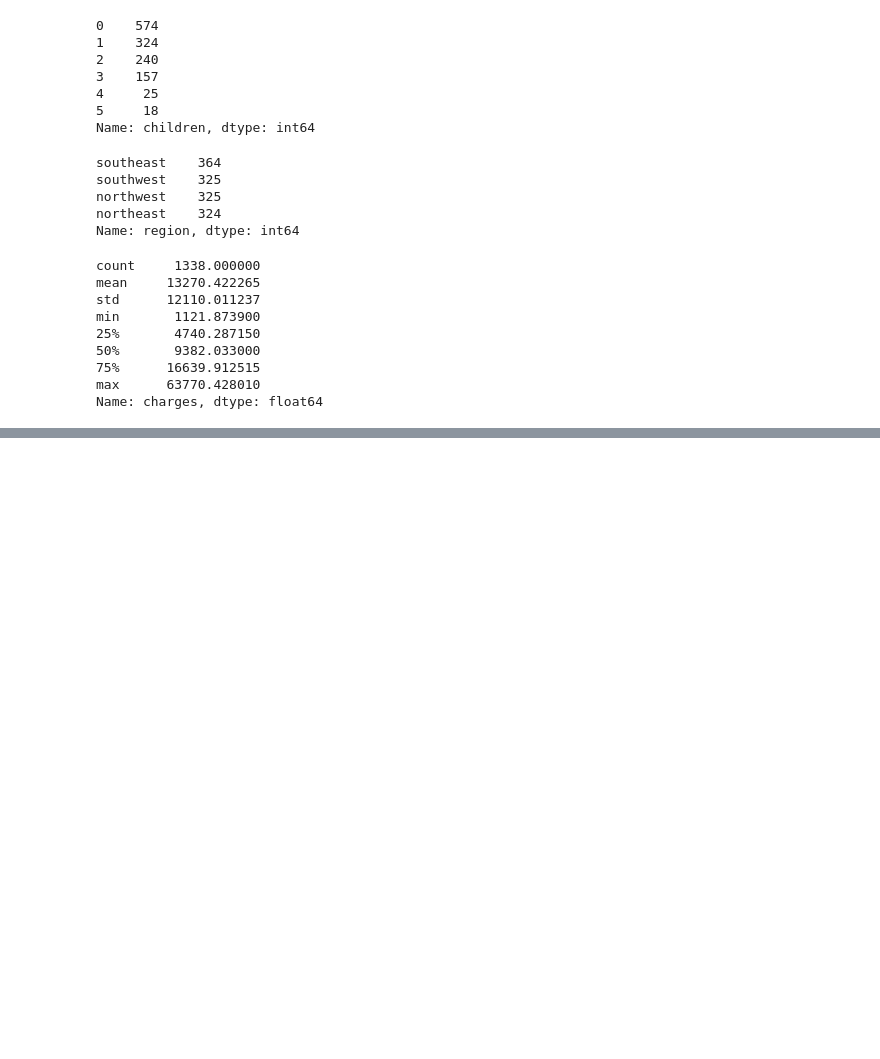
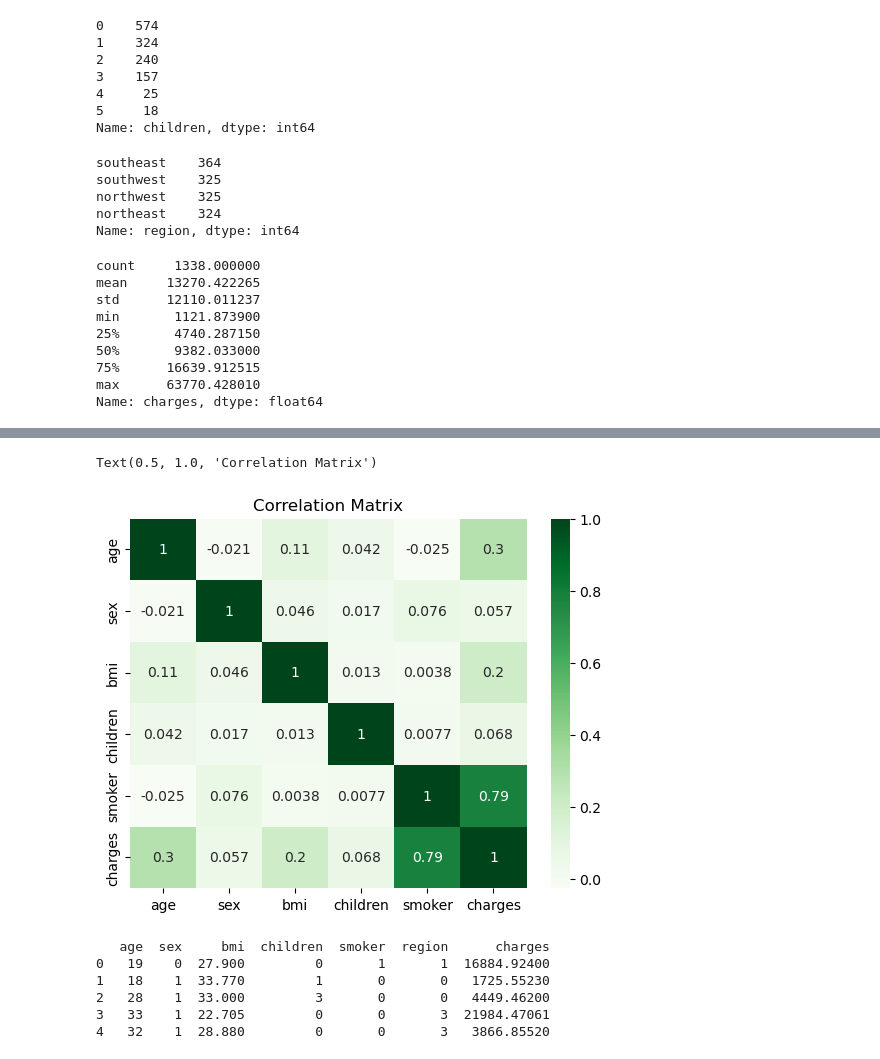
Before and after one commit to MikaMohd/Project-4-Group-7, a Jupyter notebook: marthascode.ipynb, the cells around one changed output, grey strips where cells are left out. Drawn from its saved outputs; the diff is of its cells as text; code cells hidden in the pictures; blank space fills up the shorter version.

```diff
--- a/marthascode.ipynb
+++ b/marthascode.ipynb
@@ -165,0 +218,19 @@ charges.show()
+# %%
+#Visualize correlations with Heatmap
+sns.heatmap(h_data.corr(), cmap='Greens', annot=True)
+plt.title('Correlation Matrix')
+# %% [output]
+Text(0.5, 1.0, 'Correlation Matrix')
+[figure, added]
+# %%
+#Change the 'southwest', 'southeast', 'northwest' and 'northeast' values to numerical data in the 'region' column
+h_data['region'] = h_data['region'].map({'southeast': 0, 'southwest': 1, 'northeast': 2, 'northwest': 3})
+
+print(h_data.head())
+# %% [output]
+   age  sex     bmi  children  smoker  region      charges
+0   19    0  27.900         0       1       1  16884.92400
+1   18    1  33.770         1       0       0   1725.55230
+2   28    1  33.000         3       0       0   4449.46200
+3   33    1  22.705         0       0       3  21984.47061
+4   32    1  28.880         0       0       3   3866.85520
```
Also changed, not shown: parts of 12 cells of this notebook.
